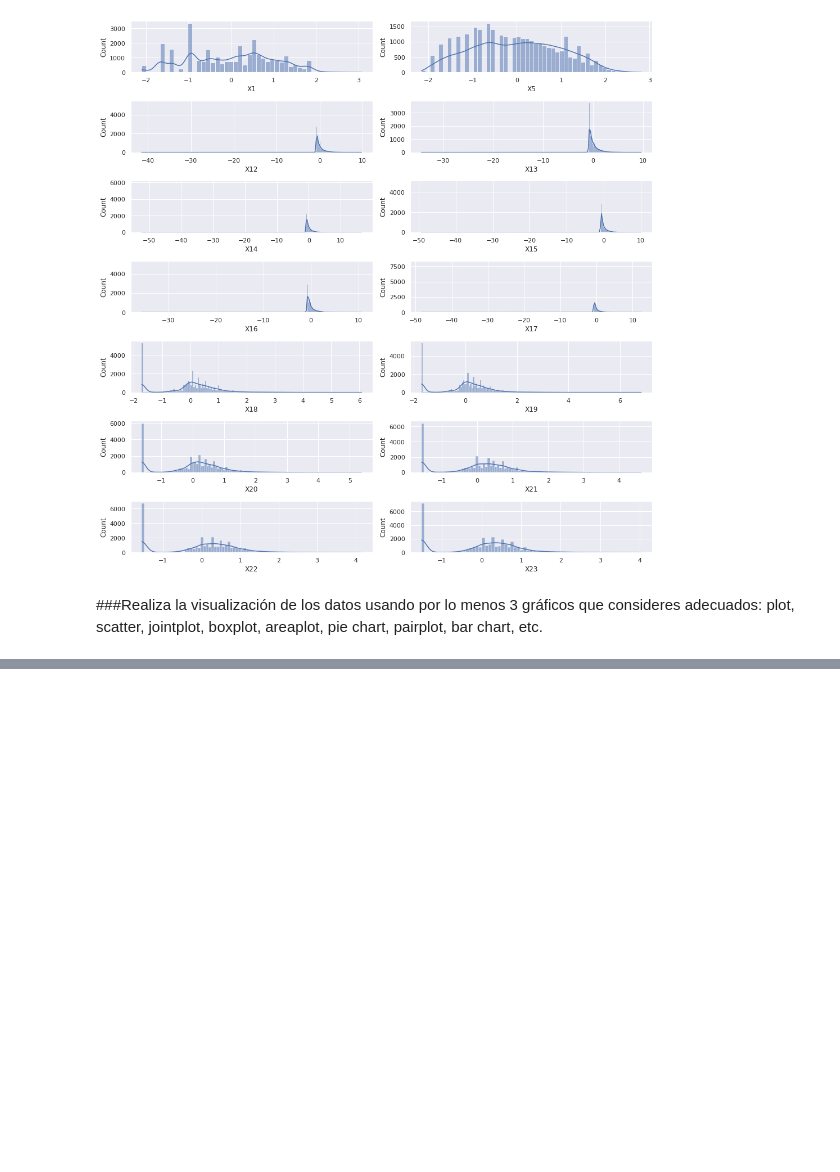
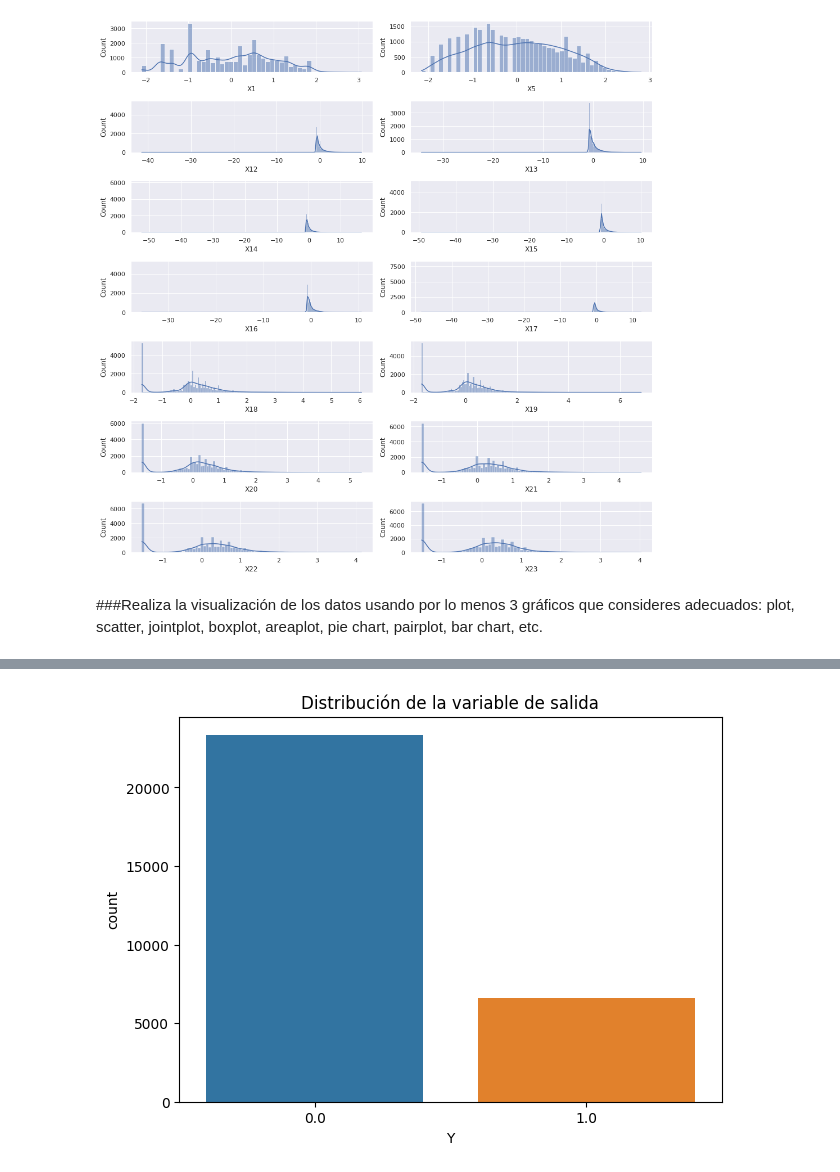
Before and after one commit to PosgradoMNA/actividades-de-aprendizaje-cardonasebastian, a Jupyter notebook: Visualizacion.ipynb, the cells around one changed output, grey strips where cells are left out. Drawn from its saved outputs; the diff is of its cells as text; code cells hidden in the pictures; blank space fills up the shorter version.

```diff
--- a/Visualizacion.ipynb
+++ b/Visualizacion.ipynb
@@ -369,0 +394,5 @@ plt.show()
+# %%
+plt.figure(figsize=(7, 5))
+_ = sns.countplot(x='Y', data=df).set_title('Distribución de la variable de salida')
+# %% [output]
+[figure, added]
```
Also changed, not shown: parts of 5 cells of this notebook.
